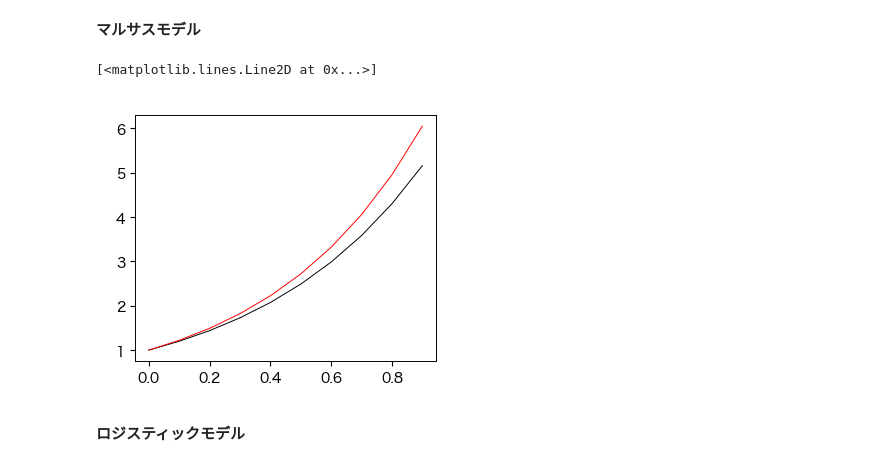
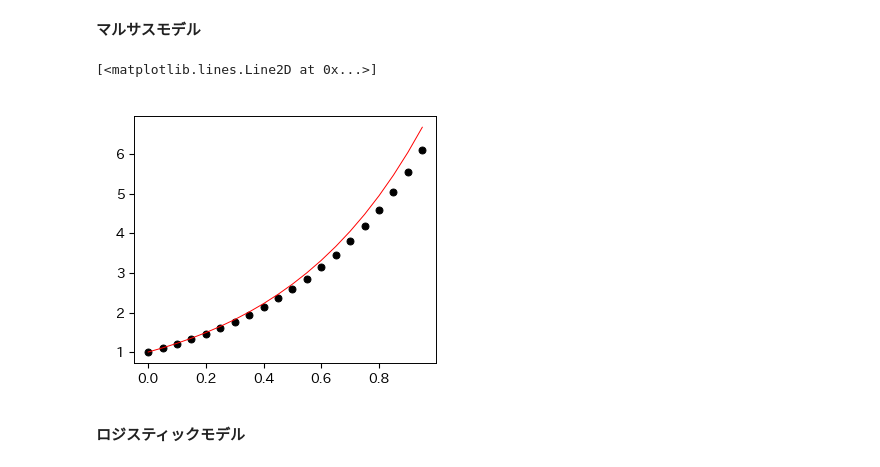
Before and after one commit to tnarizuka/modeling_simulation, a Jupyter notebook: _build/jupyter_execute/chap_5/5_diff_eq.ipynb, the cells around one changed output. Cells and saved outputs as stored; diff of their text form; code cells hidden in the pictures.

```diff
--- a/_build/jupyter_execute/chap_5/5_diff_eq.ipynb
+++ b/_build/jupyter_execute/chap_5/5_diff_eq.ipynb
@@ -290,23 +290,27 @@ $$
 **マルサスモデル**
 # %%
 a = 2
-def g_malthus(n, u):
-    return a*u
+def g_malthus(t_n, u_n):
+    return a*u_n
 # %%
-T, dt = 1, 0.1
+T, dt = 1, 0.05
+
+# 離散化した独立変数と従属変数
 t = np.arange(0, T, dt)
 u = np.zeros(len(t))
 
+# 数値計算
 u[0] = 1 # 初期値
 for n in range(len(t)-1):
-    u[n+1] = u[n] + dt * g_malthus(n, u[n])
+    u[n+1] = u[n] + dt * g_malthus(t[n], u[n])
 
+# グラフの描画
 fig, ax = plt.subplots()
-ax.plot(t, u)
-ax.plot(t, np.exp(a*t), 'r-')
+ax.plot(t, u, 'o') # 数値解
+ax.plot(t, np.exp(a*t), 'r-') # 厳密解
 # %% [output]
 [<matplotlib.lines.Line2D at 0x...>]
-[figure, old version]
+[figure, new version]
 # %% [markdown]
 **ロジスティックモデル**
 # %%
```
Also changed, not shown: parts of 2 cells of this notebook, 14 other files.
